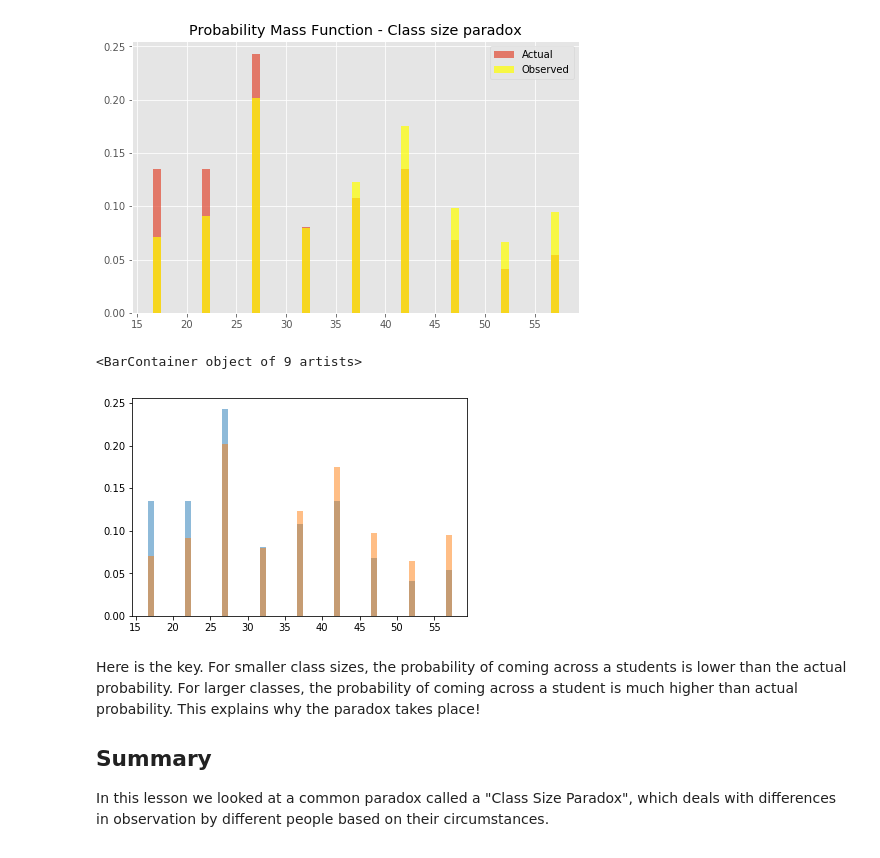
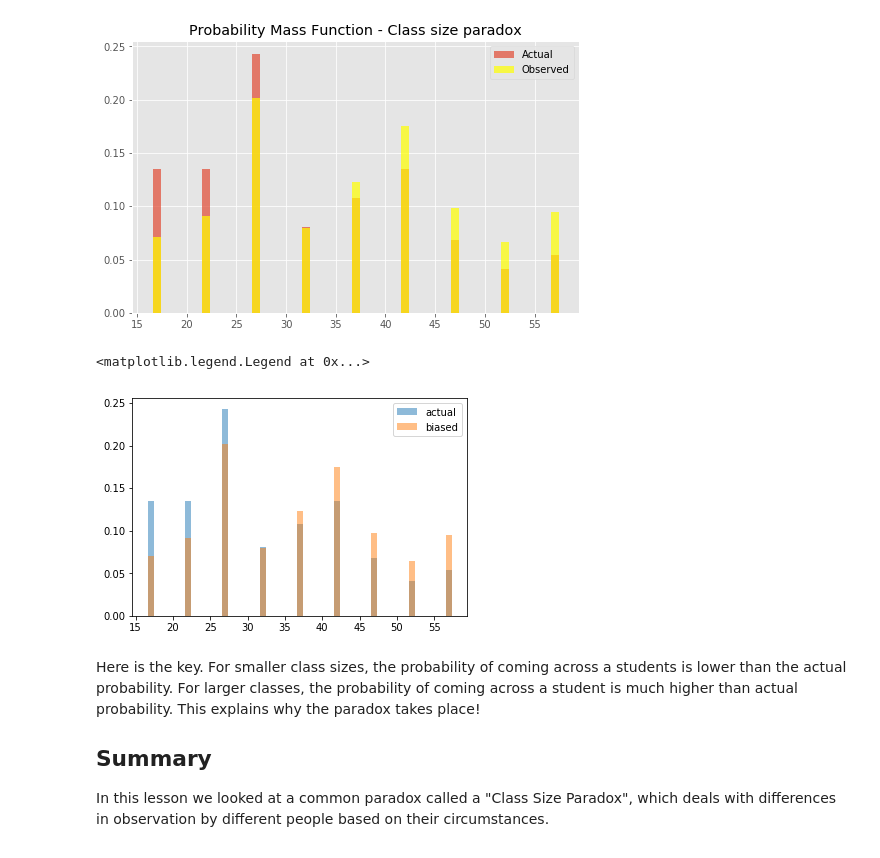
Before and after one commit to npschafer/dsc-probability-mass-function-lab-houston-ds-042219, a Jupyter notebook: index.ipynb, the cells around one changed output. Saved outputs shown, nothing was run; the diff lists cells and outputs as text; code cells hidden in the pictures.

```diff
--- a/index.ipynb
+++ b/index.ipynb
@@ -194,10 +194,11 @@ To to an even more direct comparison, plot these pmfs on top of each other and c
 [figure]
 # %%
 plt.bar(sizes, pmf, alpha=0.5, label='actual')
-plt.bar(sizes, pmf2, alpha=0.5, label='')
+plt.bar(sizes, pmf2, alpha=0.5, label='biased')
+plt.legend()
 # %% [output]
-<BarContainer object of 9 artists>
+<matplotlib.legend.Legend at 0x...>
-[figure, old version]
+[figure, new version]
 # %% [markdown]
 Here is the key. For smaller class sizes, the probability of coming across a students is lower than the actual probability. For larger classes, the probability of coming across a student is much higher than actual probability. This explains why the paradox takes place!
 
```
